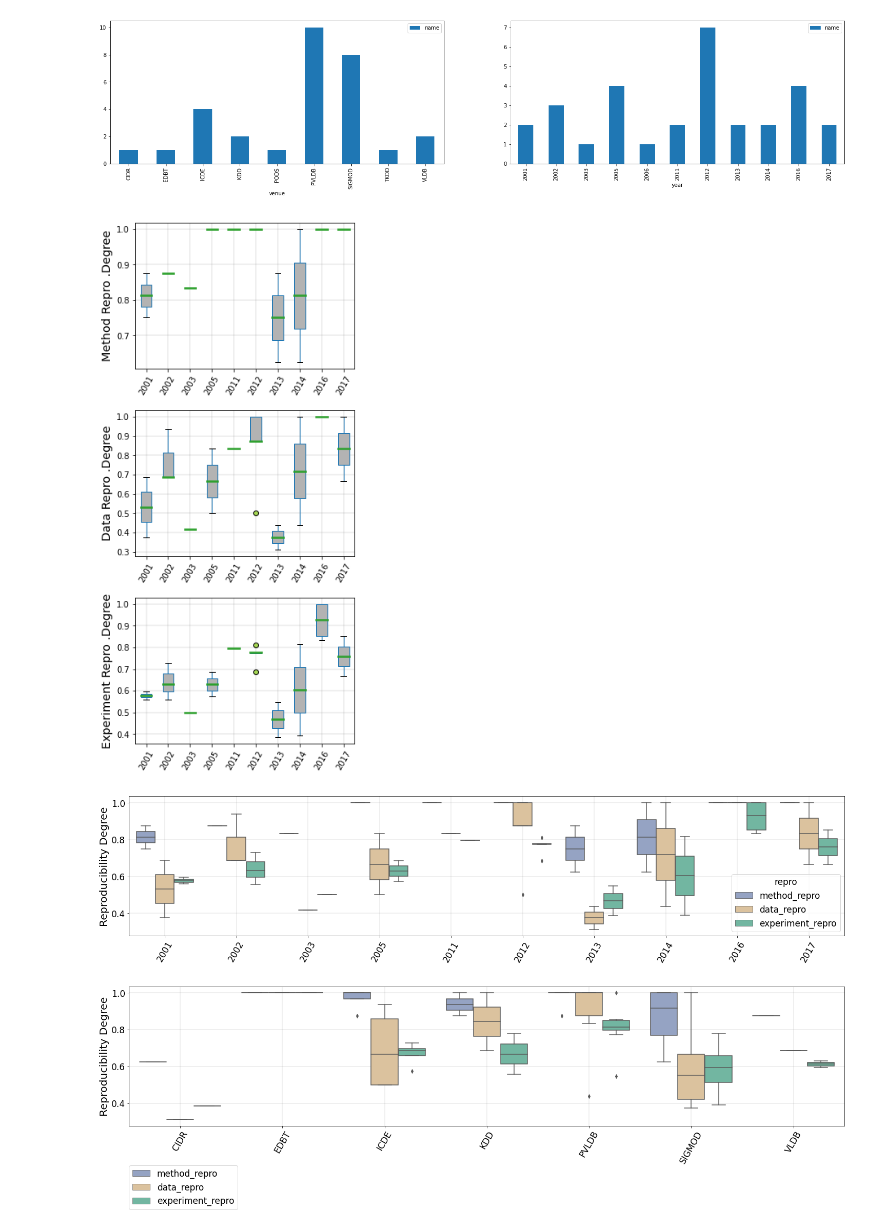
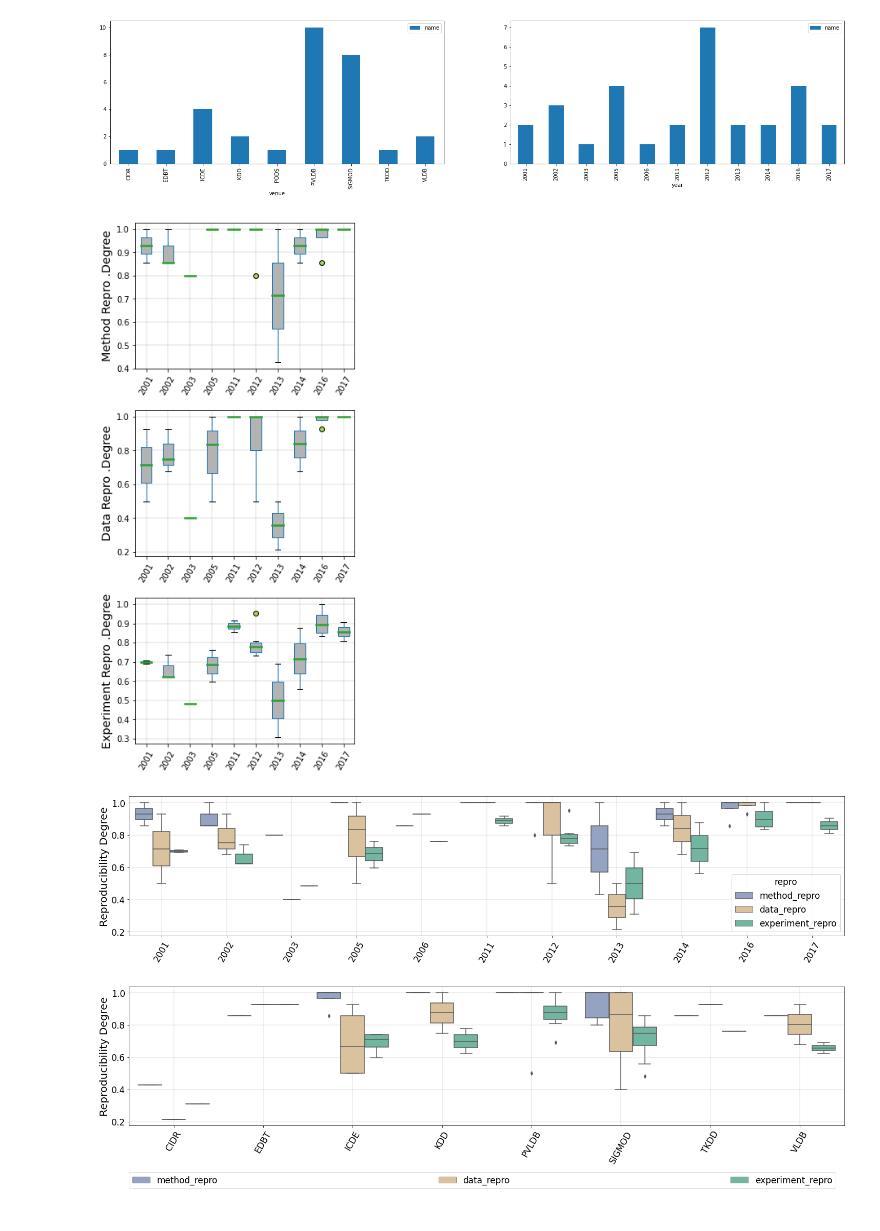
Before and after one commit to delftdata/reproducibility-matching-tasks, a Jupyter notebook: Process data.ipynb, the cells around one changed output. Saved outputs shown, nothing was run; the diff lists cells and outputs as text; code cells hidden in the pictures.

Commit message:
Updated the notebooks and graphs

```diff
--- a/Process data.ipynb
+++ b/Process data.ipynb
@@ -10,7 +10,7 @@ from matplotlib.cm import get_cmap
 from matplotlib.gridspec import GridSpec
 # %%
 url = 'https://docs.google.com/spreadsheets/d/1b3FXkZw8Vi5j9aCXeQElq08aSglCZ7A6AzHz_rPTU5U/edit#gid=1908014063'
-data_path = 'dataset2.csv'
+data_path = 'datasets/dataset4.csv'
 
 cmap = get_cmap('Set2')
 # %%
@@ -122,7 +122,7 @@ make_boxplot(axs[2], cmap, flierprops, medianprops, experiment_repro, 'Experimen
 
 plt.savefig('plots/repro-boxplot.pdf', dpi=300, bbox_inches='tight')
 # %% [output]
-[figure, old version]
+[figure, new version]
 # %%
 rr = repro_per_year.drop(['level_1'], axis=1)
 rr = pd.melt(rr, ['repro'], var_name='year')
@@ -141,27 +141,27 @@ axis.set_axisbelow(True)
 
 plt.savefig('plots/repro-boxplot.pdf', dpi=300, bbox_inches='tight')
 # %% [output]
-[figure, old version]
+[figure, new version]
 # %%
 rv = pd.melt(repro_per_venue, ['repro'], var_name='venue')
 
 plt.figure(figsize=(25, 5))
 plt.rcParams.update({'font.size': 17})
 
 axis = sns.boxplot(x='venue', y='value', data=rv, hue='repro', palette=[cmap(2), cmap(6), cmap(0)],
                    hue_order=['method_repro', 'data_repro', 'experiment_repro'])
 
 axis.grid(color='grey', linestyle='-', linewidth=0.25)
 axis.set_xlabel('')
 axis.set_ylabel('Reproducibility Degree', fontsize='large')
 axis.set_xticklabels(axis.get_xticklabels(), rotation='60')
 axis.set_axisbelow(True)
 
 h, l = axis.get_legend_handles_labels()
-axis.legend(h, l, loc=(0, -0.6), fontsize='medium')
+axis.legend(h, l, loc=(0, -0.45), ncol=3, fontsize='medium', mode='expand')
 plt.savefig('plots/repro-boxplot-venue.pdf', dpi=300, bbox_inches='tight')
 # %% [output]
-[figure, old version]
+[figure, new version]
 # %%
 scatter_repro = df[['year', 'method_repro', 'data_repro',
                     'experiment_repro']].groupby('year').aggregate('mean').dropna().reset_index()
```
Also changed, not shown: parts of 10 cells of this notebook, 12 other files.
